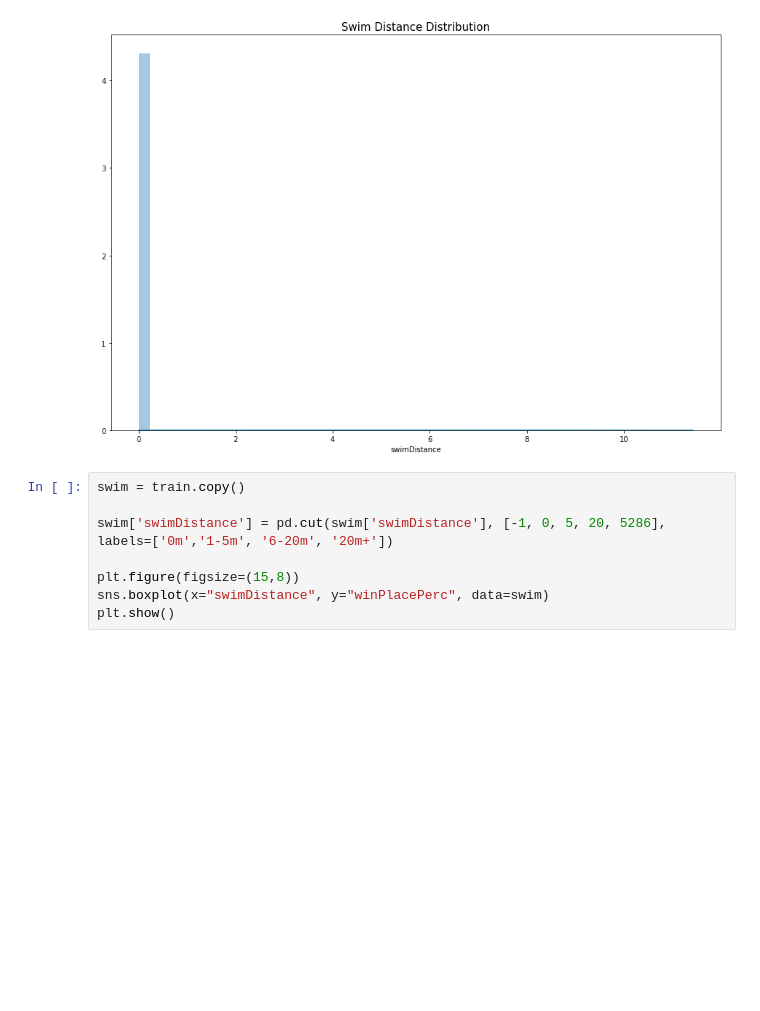
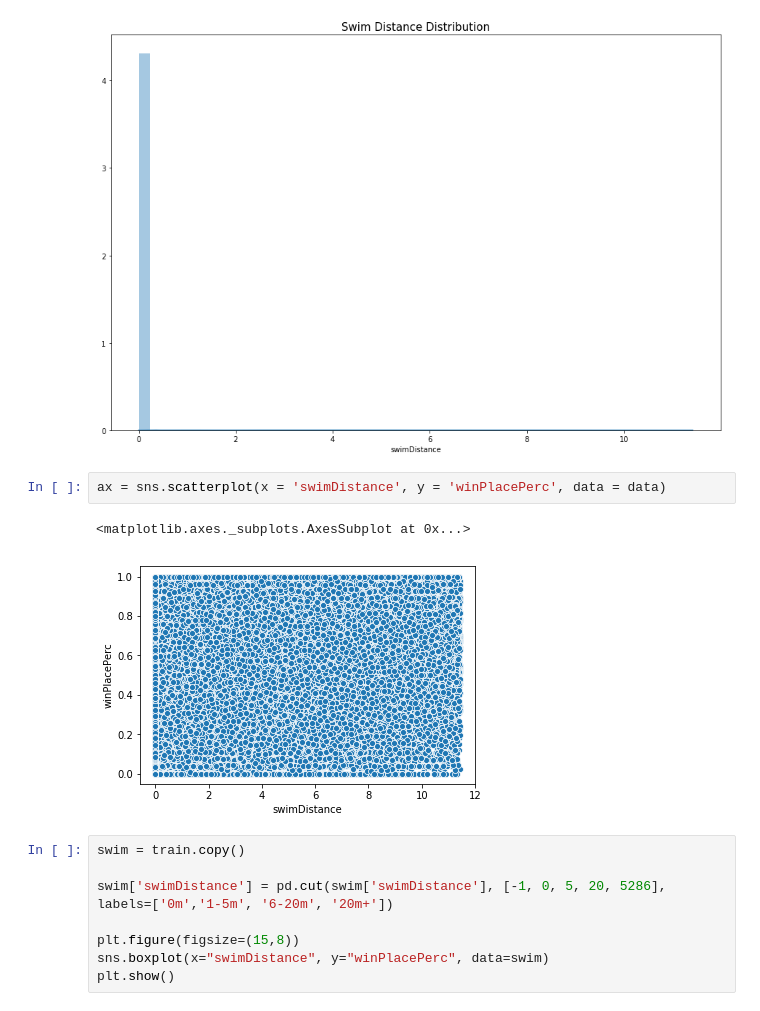
Before and after one commit to mzhu06/PUBG-Final-Placement-Prediction-with-Pyspark, a Jupyter notebook: Project_EDA.ipynb, the cells around one changed output. Cells and saved outputs as stored; diff of their text form; blank space fills up the shorter version.

```diff
--- a/Project_EDA.ipynb
+++ b/Project_EDA.ipynb
@@ -139,6 +148,11 @@ sns.distplot(data['swimDistance'])
 plt.show()
 # %% [output]
 [figure]
+# %%
+ax = sns.scatterplot(x = 'swimDistance', y = 'winPlacePerc', data = data)
+# %% [output]
+<matplotlib.axes._subplots.AxesSubplot at 0x...>
+[figure, added]
 # %%
 swim = train.copy()
 
```
Also changed, not shown: parts of 5 cells of this notebook.
